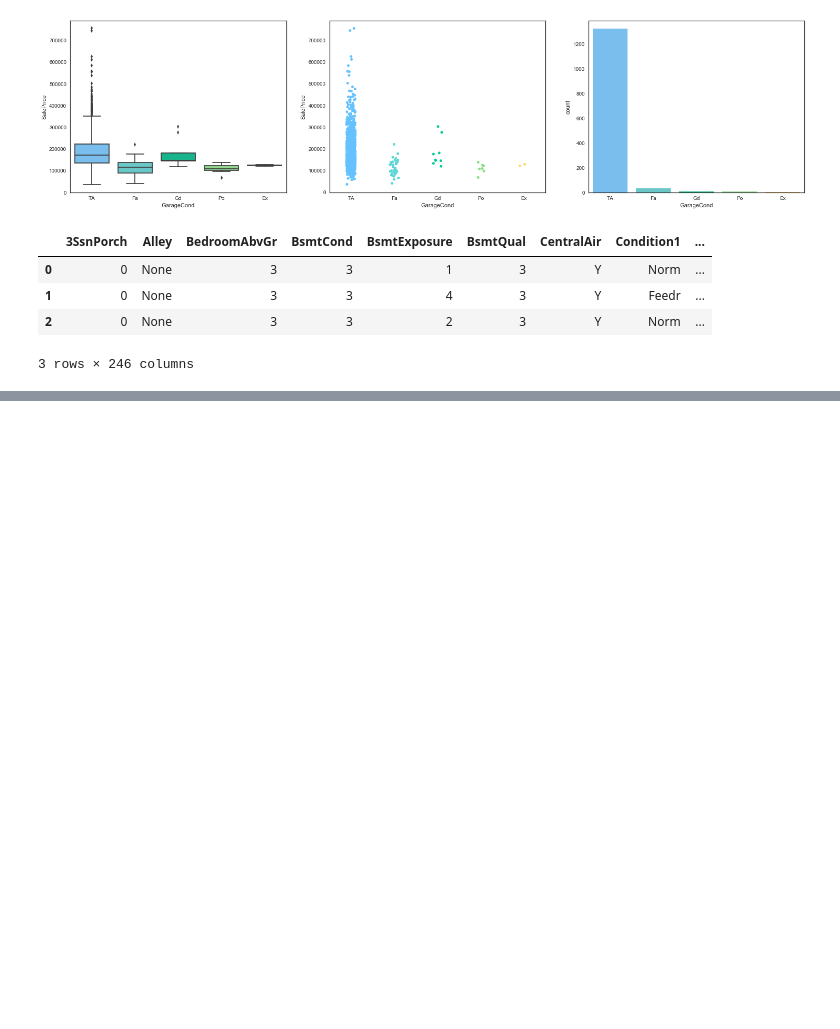
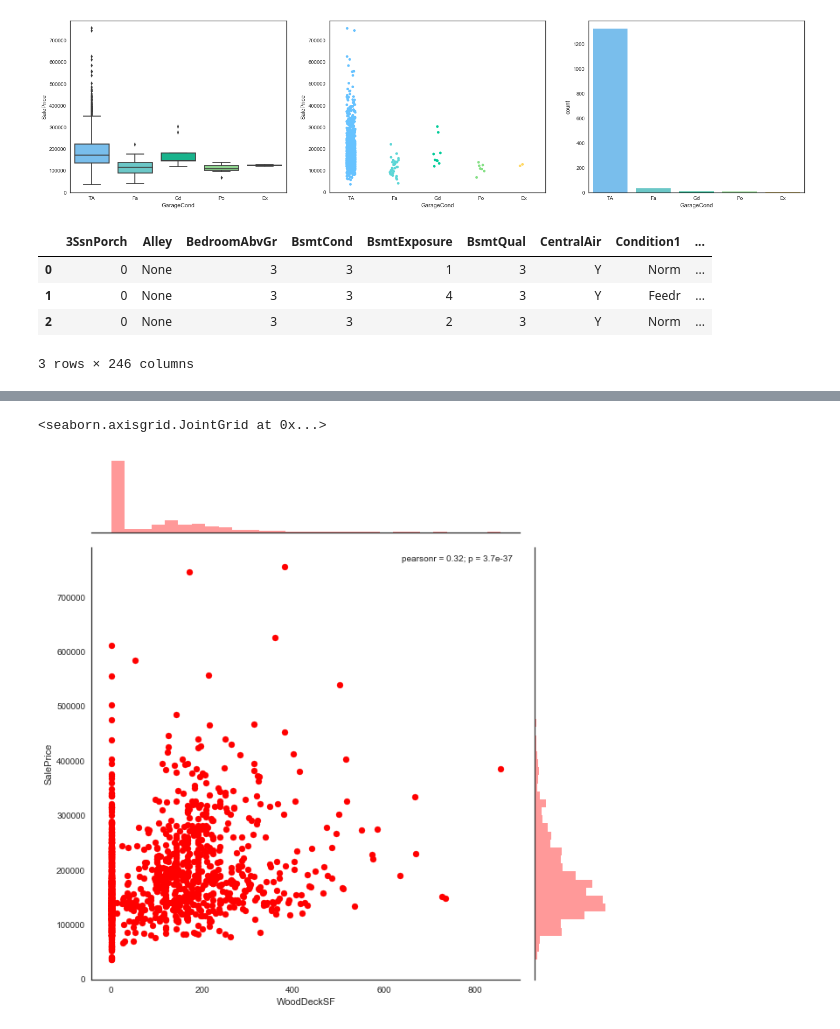
Before and after one commit to Frank-Walker/kaggle_kernel, a Jupyter notebook: House Price Prediction/kernel v 2.0.ipynb, the cells around one changed output, grey strips where cells are left out. Drawn from its saved outputs; the diff is of its cells as text; code cells hidden in the pictures; blank space fills up the shorter version.

```diff
--- a/House Price Prediction/kernel v 2.0.ipynb
+++ b/House Price Prediction/kernel v 2.0.ipynb
@@ -2209,0 +2224,5 @@ all_data[:3]
+# %%
+sns.jointplot(x='WoodDeckSF', y='SalePrice', data=train, size=9, color='red')
+# %% [output]
+<seaborn.axisgrid.JointGrid at 0x...>
+[figure, added]
```
Also changed, not shown: parts of 35 cells of this notebook.
